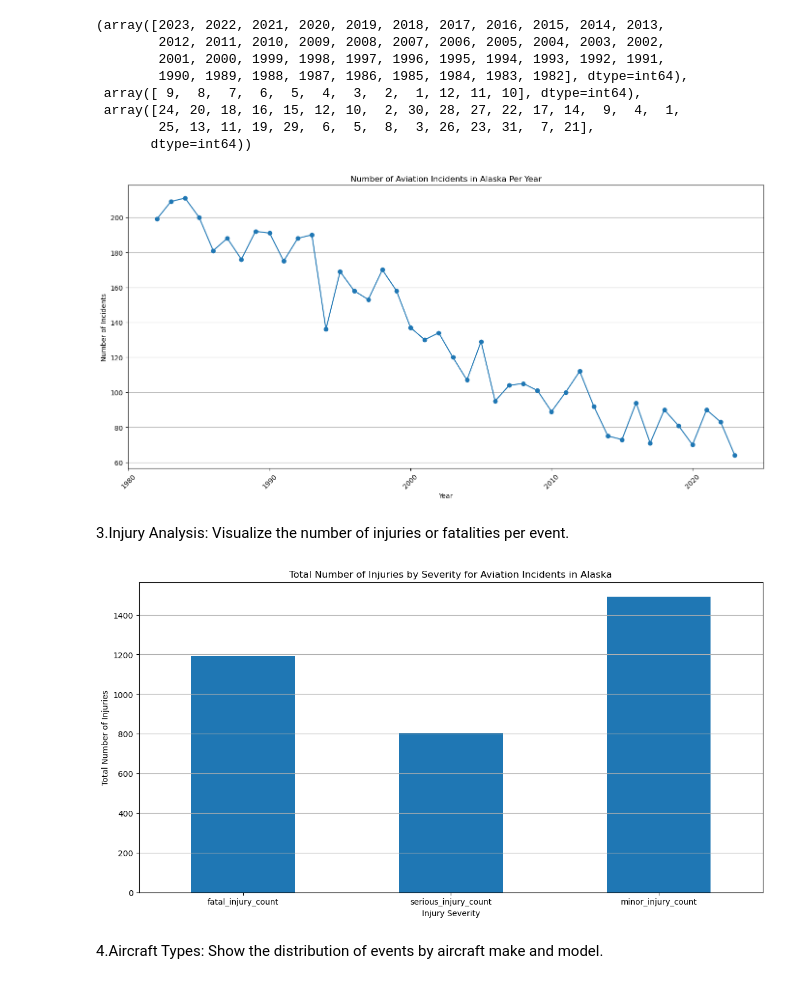
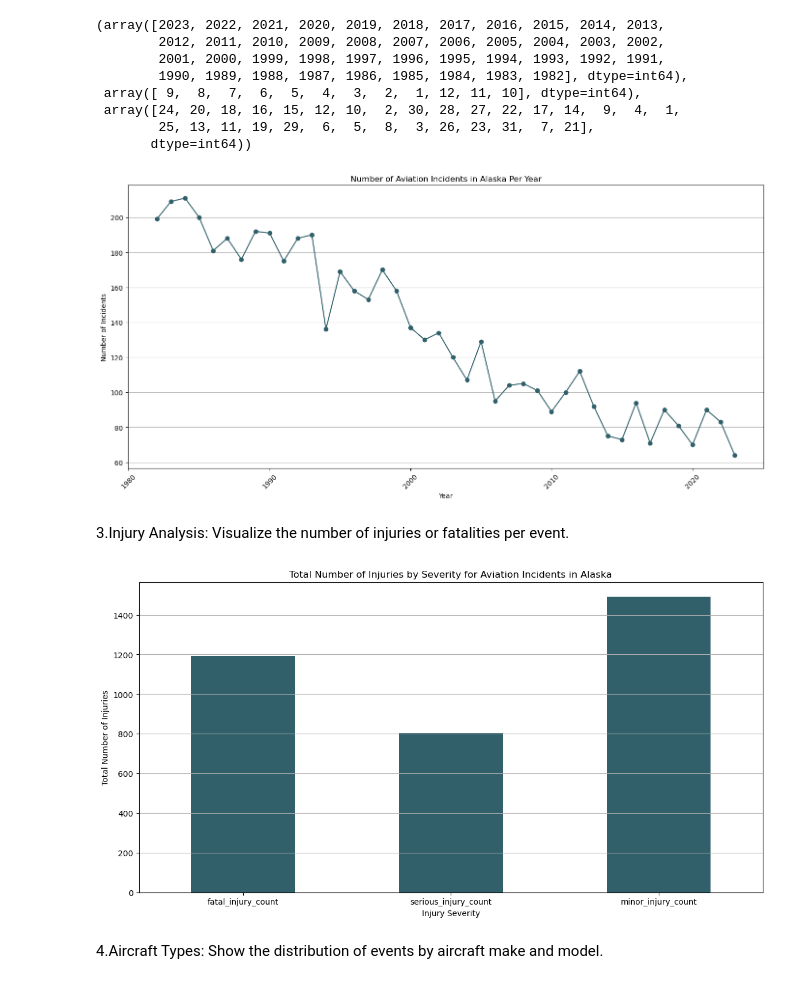
Before and after one commit to TheMirch/dsi-group-project, a Jupyter notebook: code/Moe_file_using_alaska_secV2.ipynb, the cells around one changed output. Cells and saved outputs as stored; diff of their text form; code cells hidden in the pictures.

Commit message:
updated colors

```diff
--- a/code/Moe_file_using_alaska_secV2.ipynb
+++ b/code/Moe_file_using_alaska_secV2.ipynb
@@ -96,7 +107,7 @@ incidents_per_year = alaska_data.groupby(alaska_data['event_date'].dt.year).size
 
 
 plt.figure(figsize=(14, 7))
-incidents_per_year.plot(kind='line', marker='o')
+incidents_per_year.plot(kind='line',color='#31606B', marker='o')
 plt.title('Number of Aviation Incidents in Alaska Per Year')
 plt.xlabel('Year')
 plt.ylabel('Number of Incidents')
@@ -105,22 +116,22 @@ plt.grid(axis='y')
 plt.tight_layout()  # Adjust layout to prevent clipping of labels
 plt.show()
 # %% [output]
-[figure, old version]
+[figure, new version]
 # %% [markdown]
 3.Injury Analysis: Visualize the number of injuries or fatalities per event.
 # %%
 injuries_data = alaska_data[["fatal_injury_count", "serious_injury_count", "minor_injury_count"]]
 
 plt.figure(figsize=(14, 7))
-injuries_data.sum().plot(kind='bar', stacked=True)
+injuries_data.sum().plot(kind='bar', color='#31606B', stacked=True)
 plt.title('Total Number of Injuries by Severity for Aviation Incidents in Alaska')
 plt.xlabel('Injury Severity')
 plt.ylabel('Total Number of Injuries')
 plt.xticks(rotation=0)
 plt.grid(axis='y')
 plt.show()
 # %% [output]
-[figure, old version]
+[figure, new version]
 # %% [markdown]
 4.Aircraft Types: Show the distribution of events by aircraft make and model.
 # %% [markdown]
```
Also changed, not shown: parts of 3 cells of this notebook.
